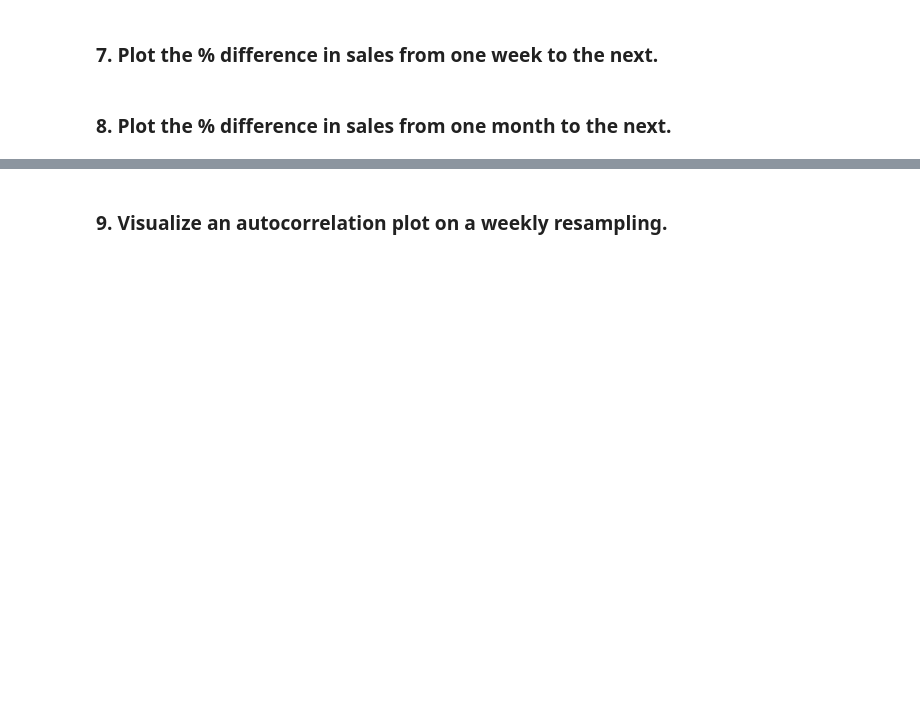
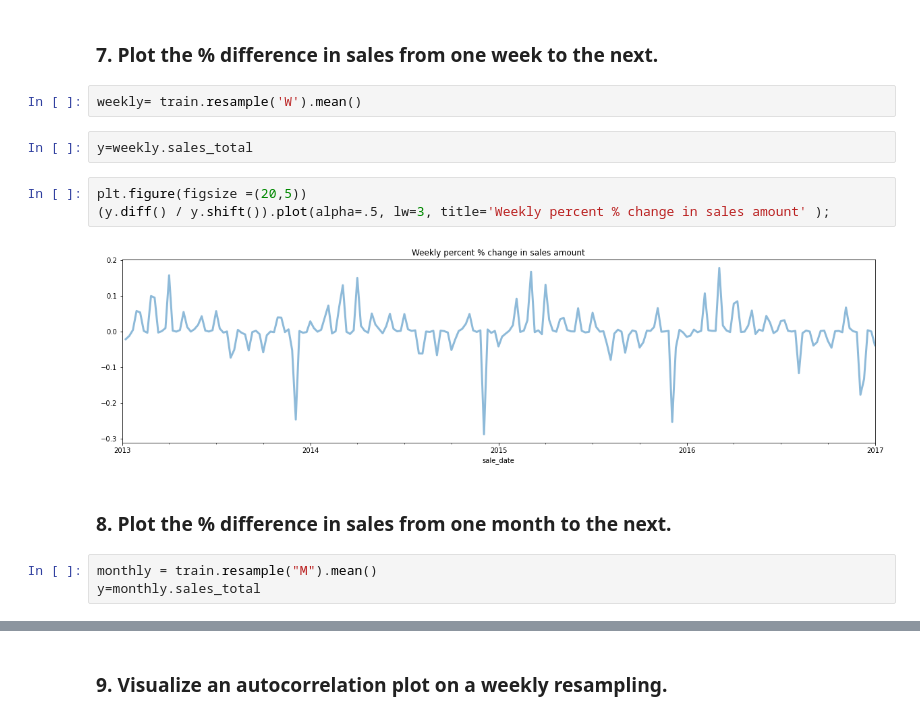
Before and after one commit to Yvette-Ibarra/time-series-exercises, a Jupyter notebook: explore.ipynb, the cells around one changed output, grey strips where cells are left out. Cells and saved outputs as stored; diff of their text form; blank space fills up the shorter version.

```diff
--- a/explore.ipynb
+++ b/explore.ipynb
@@ -162,4 +201,16 @@ plt.legend();
 # %% [markdown]
 ### 7. Plot the % difference in sales from one week to the next.
+# %%
+weekly= train.resample('W').mean()
+# %%
+y=weekly.sales_total
+# %%
+plt.figure(figsize =(20,5))
+(y.diff() / y.shift()).plot(alpha=.5, lw=3, title='Weekly percent % change in sales amount' );
+# %% [output]
+[figure, added]
 # %% [markdown]
 ### 8. Plot the % difference in sales from one month to the next.
+# %%
+monthly = train.resample("M").mean()
+y=monthly.sales_total
```
Also changed, not shown: parts of 45 cells of this notebook.
